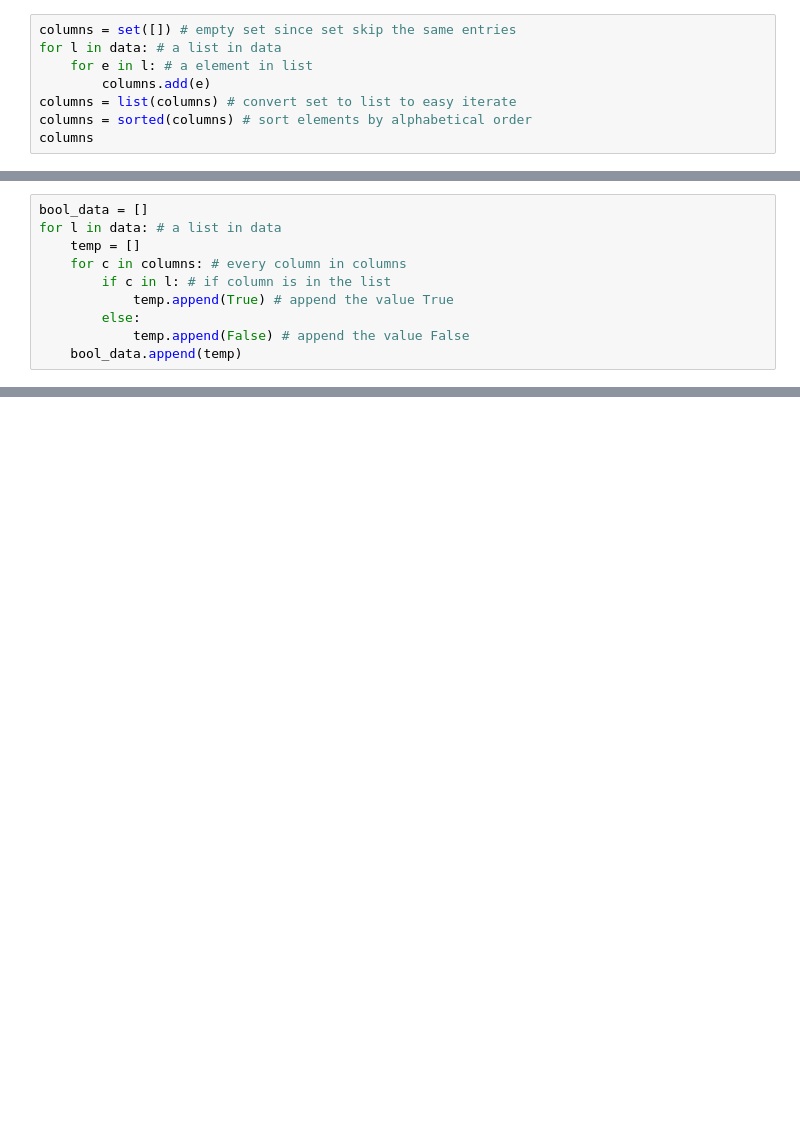
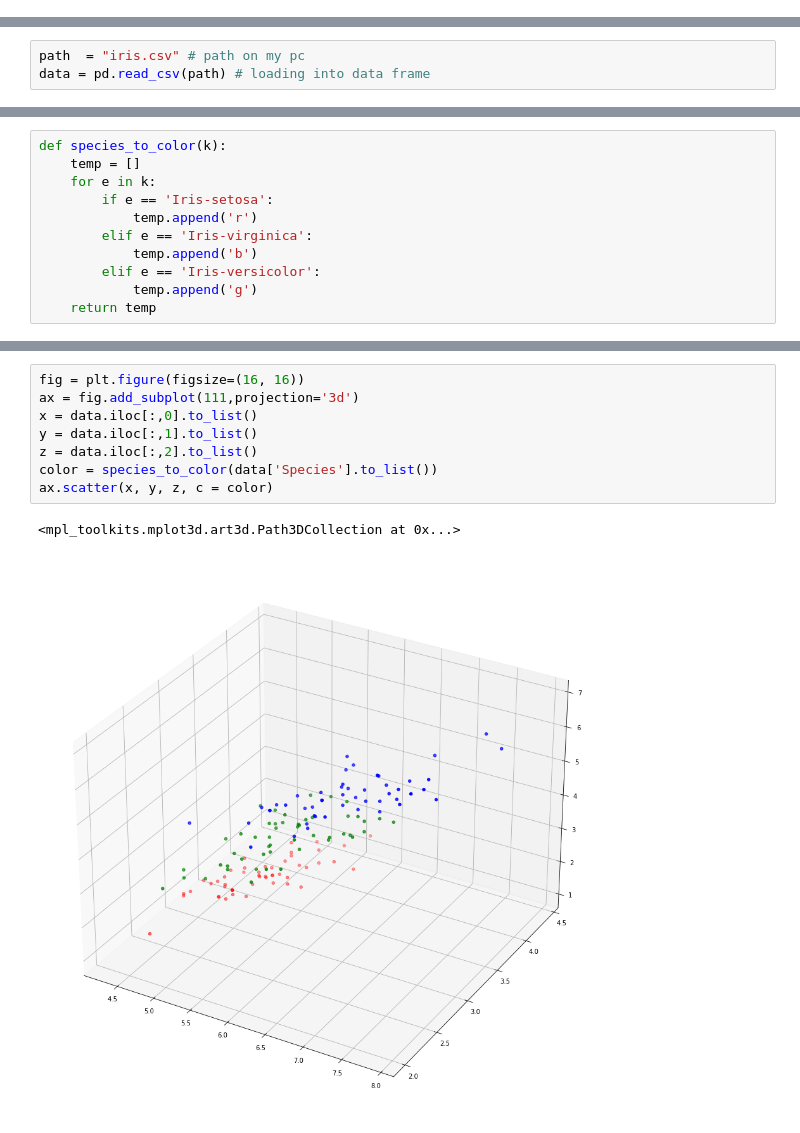
Before and after one commit to ahbaz-memon/MITWPU-DWDM, a Jupyter notebook: Untitled.ipynb, the cells around one changed output, grey strips where cells are left out. Saved outputs shown, nothing was run; the diff lists cells and outputs as text; blank space fills up the shorter version.

```diff
--- a/Untitled.ipynb
+++ b/Untitled.ipynb
@@ -41,8 +23,0 @@ f.close() # closing file pointer
-# %%
-columns = set([]) # empty set since set skip the same entries
-for l in data: # a list in data
-    for e in l: # a element in list
-        columns.add(e)
-columns = list(columns) # convert set to list to easy iterate
-columns = sorted(columns) # sort elements by alphabetical order
-columns
@@ -67,10 +23,0 @@ columns
-# %%
-bool_data = []
-for l in data: # a list in data
-    temp = []
-    for c in columns: # every column in columns
-        if c in l: # if column is in the list
-            temp.append(True) # append the value True
-        else:
-            temp.append(False) # append the value False
-    bool_data.append(temp)
@@ -76,0 +26,3 @@ for l in data: # a list in data
+# %%
+path  = "iris.csv" # path on my pc
+data = pd.read_csv(path) # loading into data frame
@@ -76,0 +85,11 @@ for l in data: # a list in data
+# %%
+def species_to_color(k):
+    temp = []
+    for e in k:
+        if e == 'Iris-setosa':
+            temp.append('r')
+        elif e == 'Iris-virginica':
+            temp.append('b')
+        elif e == 'Iris-versicolor':
+            temp.append('g')
+    return temp
@@ -76,0 +106,11 @@ for l in data: # a list in data
+# %%
+fig = plt.figure(figsize=(16, 16))
+ax = fig.add_subplot(111,projection='3d')
+x = data.iloc[:,0].to_list()
+y = data.iloc[:,1].to_list()
+z = data.iloc[:,2].to_list()
+color = species_to_color(data['Species'].to_list())
+ax.scatter(x, y, z, c = color)
+# %% [output]
+<mpl_toolkits.mplot3d.art3d.Path3DCollection at 0x...>
+[figure, added]
```
Also changed, not shown: parts of 31 cells of this notebook.
